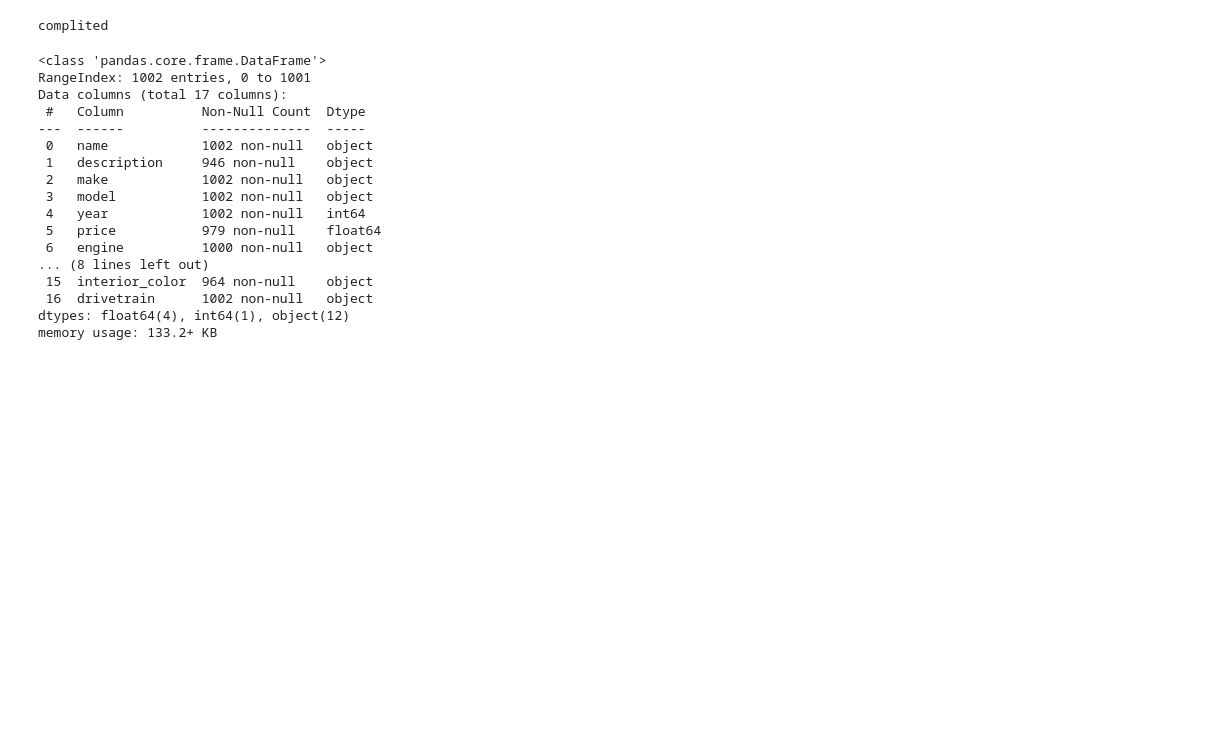
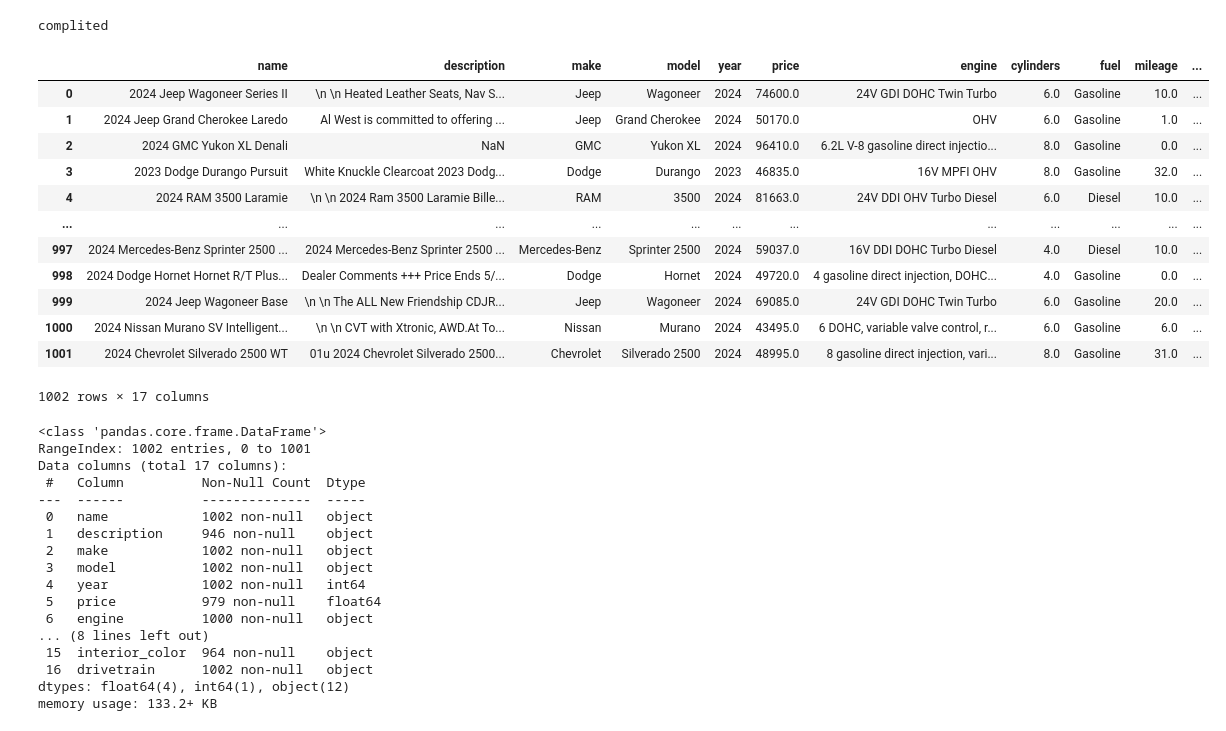
Before and after one commit to JAYANT-101/Machine-learning, a Jupyter notebook: Predict_Vehicle_Prices.ipynb, the cells around one changed output. Saved outputs shown, nothing was run; the diff lists cells and outputs as text; code cells hidden in the pictures; blank space fills up the shorter version.

Commit message:
Predict_Vehicle_Prices

```diff
--- a/Predict_Vehicle_Prices.ipynb
+++ b/Predict_Vehicle_Prices.ipynb
@@ -24,4 +25,20 @@ import pandas as pd
 all_Data= pd.read_csv('datasets/Vehicle_data/dataset.csv')
+# %%
+all_Data
+# %% [output]
+|  | name | description | make | model | year | price | engine | cylinders | fuel | mileage | ... |
+| 0 | 2024 Jeep Wagoneer Series II | \n \n Heated Leather Seats, Nav S... | Jeep | Wagoneer | 2024 | 74600.0 | 24V GDI DOHC Twin Turbo | 6.0 | Gasoline | 10.0 | ... |
+| 1 | 2024 Jeep Grand Cherokee Laredo | Al West is committed to offering ... | Jeep | Grand Cherokee | 2024 | 50170.0 | OHV | 6.0 | Gasoline | 1.0 | ... |
+| 2 | 2024 GMC Yukon XL Denali | NaN | GMC | Yukon XL | 2024 | 96410.0 | 6.2L V-8 gasoline direct injectio... | 8.0 | Gasoline | 0.0 | ... |
+| 3 | 2023 Dodge Durango Pursuit | White Knuckle Clearcoat 2023 Dodg... | Dodge | Durango | 2023 | 46835.0 | 16V MPFI OHV | 8.0 | Gasoline | 32.0 | ... |
+| 4 | 2024 RAM 3500 Laramie | \n \n 2024 Ram 3500 Laramie Bille... | RAM | 3500 | 2024 | 81663.0 | 24V DDI OHV Turbo Diesel | 6.0 | Diesel | 10.0 | ... |
+| ... | ... | ... | ... | ... | ... | ... | ... | ... | ... | ... | ... |
+| 997 | 2024 Mercedes-Benz Sprinter 2500 ... | 2024 Mercedes-Benz Sprinter 2500 ... | Mercedes-Benz | Sprinter 2500 | 2024 | 59037.0 | 16V DDI DOHC Turbo Diesel | 4.0 | Diesel | 10.0 | ... |
+| 998 | 2024 Dodge Hornet Hornet R/T Plus... | Dealer Comments +++ Price Ends 5/... | Dodge | Hornet | 2024 | 49720.0 | 4 gasoline direct injection, DOHC... | 4.0 | Gasoline | 0.0 | ... |
+| 999 | 2024 Jeep Wagoneer Base | \n \n The ALL New Friendship CDJR... | Jeep | Wagoneer | 2024 | 69085.0 | 24V GDI DOHC Twin Turbo | 6.0 | Gasoline | 20.0 | ... |
+| 1000 | 2024 Nissan Murano SV Intelligent... | \n \n CVT with Xtronic, AWD.At To... | Nissan | Murano | 2024 | 43495.0 | 6 DOHC, variable valve control, r... | 6.0 | Gasoline | 6.0 | ... |
+| 1001 | 2024 Chevrolet Silverado 2500 WT | 01u 2024 Chevrolet Silverado 2500... | Chevrolet | Silverado 2500 | 2024 | 48995.0 | 8 gasoline direct injection, vari... | 8.0 | Gasoline | 31.0 | ... |
+1002 rows × 17 columns
 # %%
 all_Data.info()
 # %% [output]
```
Also changed, not shown: parts of 25 cells of this notebook.
